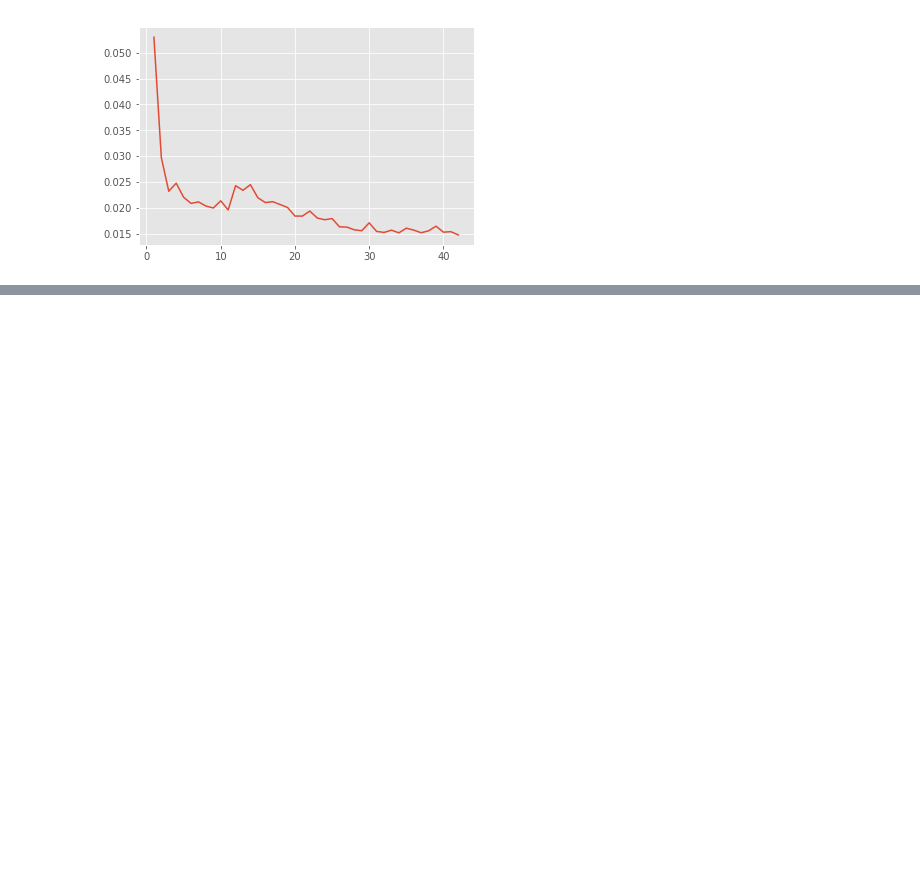
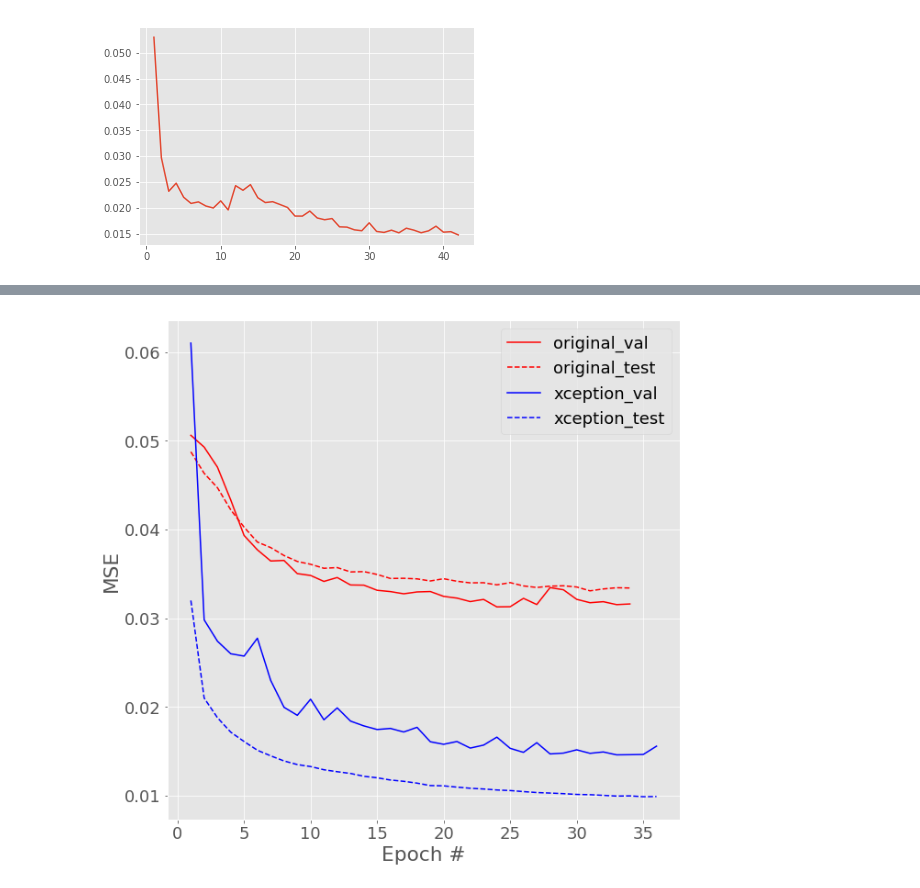
Before and after one commit to connorslagle/homes-like-this, a Jupyter notebook: cnn_sandbox.ipynb, the cells around one changed output, grey strips where cells are left out. Saved outputs shown, nothing was run; the diff lists cells and outputs as text; code cells hidden in the pictures; blank space fills up the shorter version.

```diff
--- a/cnn_sandbox.ipynb
+++ b/cnn_sandbox.ipynb
@@ -344,0 +533,19 @@ ax.plot(x_vals,val_loss)
+# %%
+plt.rcParams.update({'font.size':18})
+# %%
+plt.close('all')
+fig, ax = plt.subplots(figsize=(10,10))
+
+old_xvals = np.linspace(1, len(old_history['val_loss']), len(old_history['val_loss']))
+
+ax.plot(old_xvals, old_history['val_loss'], c='r', label='original_val')
+ax.plot(old_xvals, old_history['loss'], c='r', ls='--', label='original_test')
+ax.plot(x_vals,val_loss, c='b', label='xception_val')
+ax.plot(x_vals, history.history['loss'], c='b', ls='--', label='xception_test')
+ax.set_ylabel('MSE')
+ax.set_xlabel('Epoch #')
+ax.set_title('xception vs original ae\nFeb ')
+ax.legend()
+plt.savefig('images/xception_vs_original.png', dpi=150)
+# %% [output]
+[figure, added]
```
Also changed, not shown: parts of 12 cells of this notebook, 1 other file.
